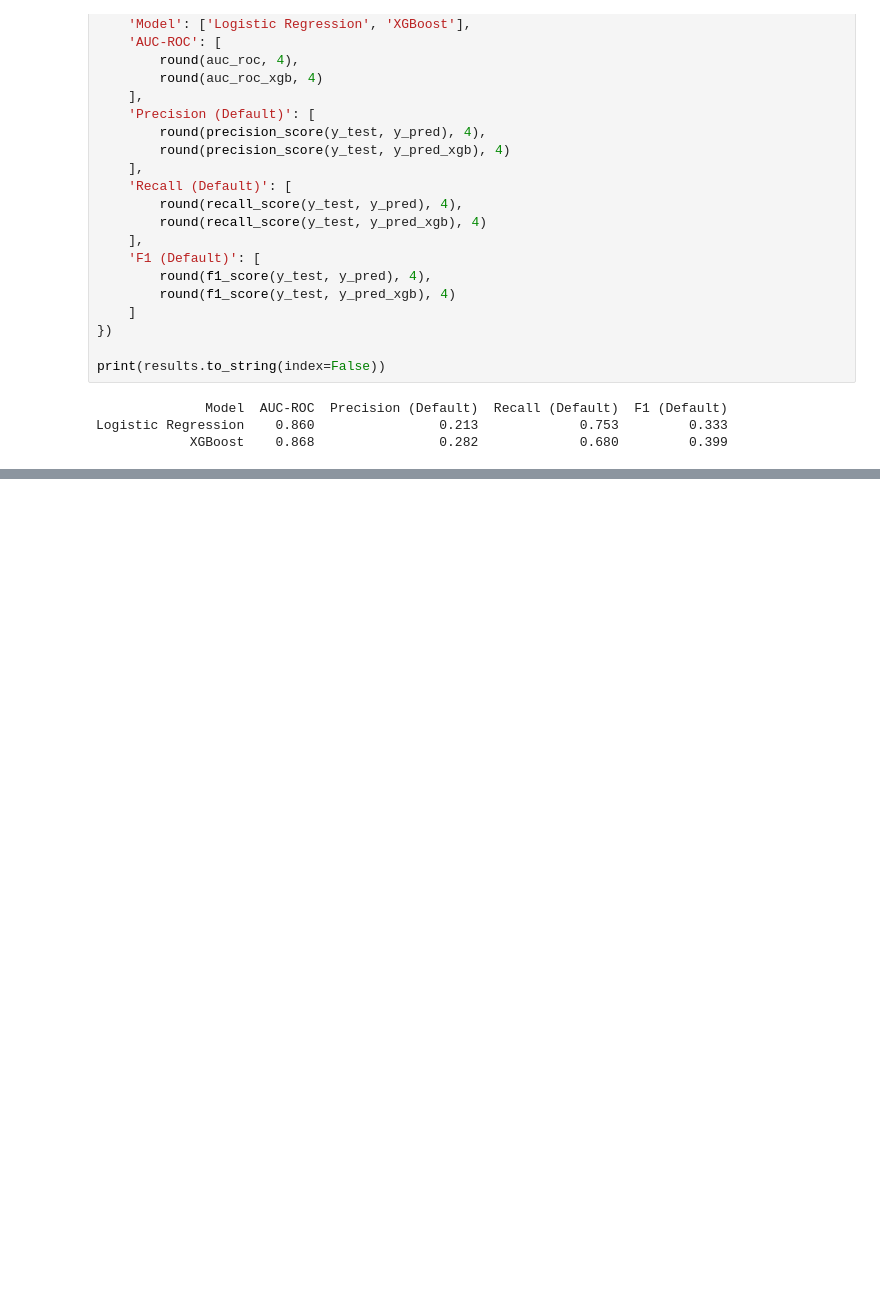
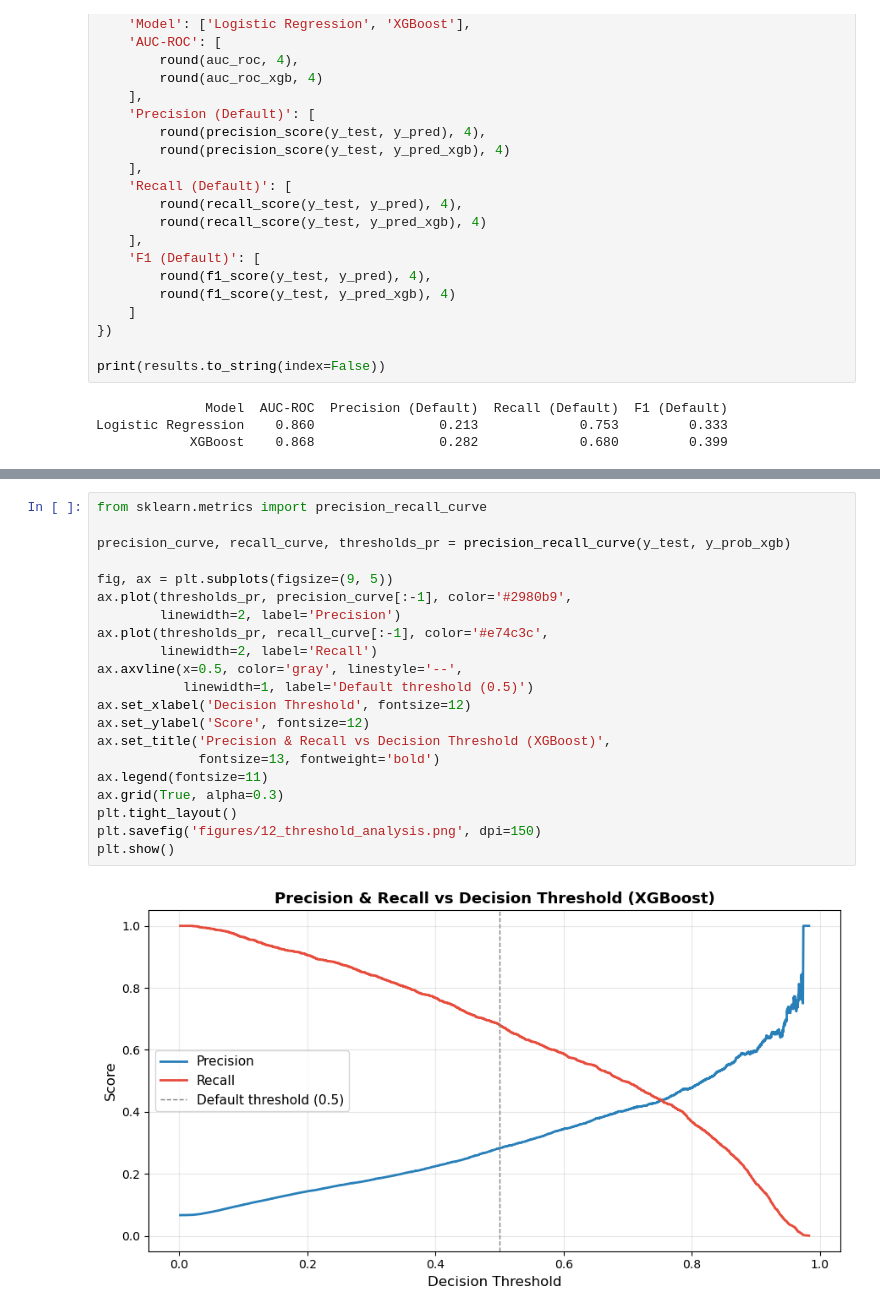
Before and after one commit to Sohail-Rasul/credit-risk-classifier, a Jupyter notebook: credit_risk_classifier.ipynb, the cells around one changed output, grey strips where cells are left out. Cells and saved outputs as stored; diff of their text form; blank space fills up the shorter version.

Commit message:
Phase 6: Threshold Analysis & Final Evaluation

```diff
--- a/credit_risk_classifier.ipynb
+++ b/credit_risk_classifier.ipynb
@@ -870,0 +884,23 @@ Logistic Regression    0.860                0.213             0.753         0.33
+# %%
+from sklearn.metrics import precision_recall_curve
+
+precision_curve, recall_curve, thresholds_pr = precision_recall_curve(y_test, y_prob_xgb)
+
+fig, ax = plt.subplots(figsize=(9, 5))
+ax.plot(thresholds_pr, precision_curve[:-1], color='#2980b9',
+        linewidth=2, label='Precision')
+ax.plot(thresholds_pr, recall_curve[:-1], color='#e74c3c',
+        linewidth=2, label='Recall')
+ax.axvline(x=0.5, color='gray', linestyle='--',
+           linewidth=1, label='Default threshold (0.5)')
+ax.set_xlabel('Decision Threshold', fontsize=12)
+ax.set_ylabel('Score', fontsize=12)
+ax.set_title('Precision & Recall vs Decision Threshold (XGBoost)',
+             fontsize=13, fontweight='bold')
+ax.legend(fontsize=11)
+ax.grid(True, alpha=0.3)
+plt.tight_layout()
+plt.savefig('figures/12_threshold_analysis.png', dpi=150)
+plt.show()
+# %% [output]
+[figure, added]
```
Also changed, not shown: parts of 10 cells of this notebook, 2 other files.
